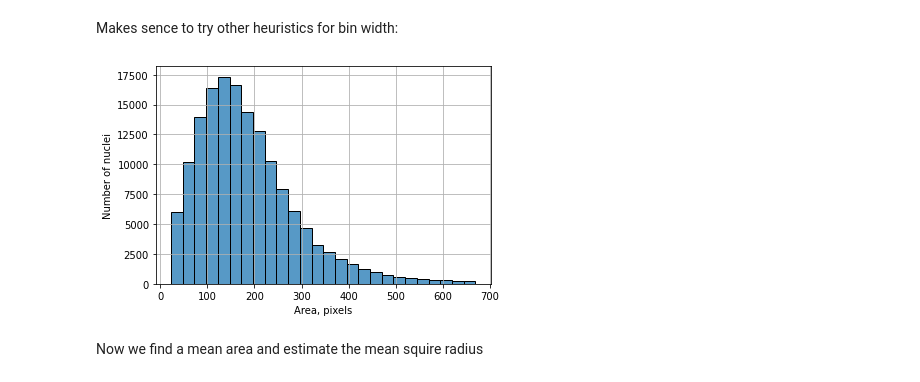
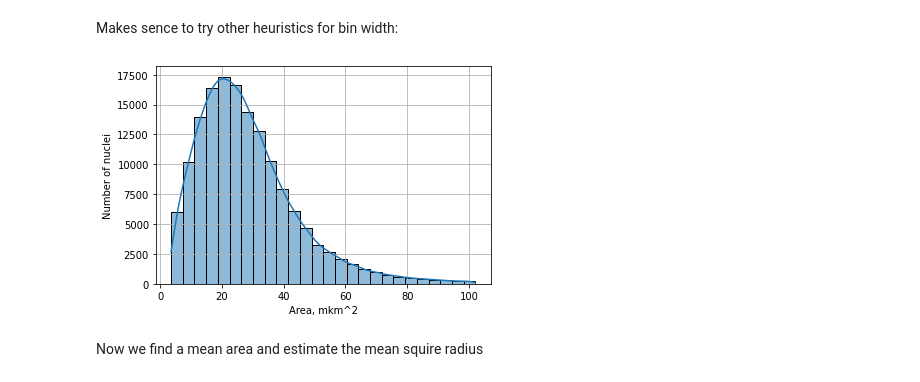
Before and after one commit to ispras/endometrium-dataset-analysis, a Jupyter notebook: notebooks/mean_radius.ipynb, the cells around one changed output. Drawn from its saved outputs; the diff is of its cells as text; code cells hidden in the pictures.

Commit message:
Made sizes analysis more beautiful

```diff
--- a/notebooks/mean_radius.ipynb
+++ b/notebooks/mean_radius.ipynb
@@ -59,15 +63,12 @@ It seems that there are some outliers in the right tail
 # %%
+cut_value = 1000
+mask_areas_cut = mask_areas[mask_areas<cut_value]
 
-max_value = 1000
 fig, ax = plt.subplots()
-hist, bins, _ = ax.hist(mask_areas[mask_areas<max_value], edgecolor='black', bins="rice")
+hist, bins, _ = ax.hist(mask_areas_cut, edgecolor='black', bins="rice")
 bin_width = bins[1] - bins[0]
 kde = gaussian_filter1d(hist, sigma=bin_width/4)
 centers = (bins[1:] + bins[:-1]) / 2
 peaks = find_peaks(kde)[0]
-ax.plot(centers, kde)
-ax.set_xlabel("Area, pixels")
-ax.grid()
-ax.set_ylabel("Number of nuclei")
-fig.show()
+decorate_areas_distr(fig, ax, impath=os.path.join(IMGS_DIR, "cut_areas_distr"))
 # %% [output]
@@ -79,13 +80,10 @@ peaks = find_peaks(kde)[0]
 main_peak_bin_id = peaks[0]
 main_peak = centers[main_peak_bin_id]
 fig, ax = plt.subplots()
-hist, bins, _ = ax.hist(mask_areas[mask_areas<max_value], edgecolor='black', bins="rice")
+hist, bins, _ = ax.hist(mask_areas_cut, edgecolor='black', bins="rice")
 ax.plot(centers, kde)
-ax.vlines(centers[peaks], 0, max(hist), colors=["r"])
-ax.set_xlabel("Area, pixels")
-ax.set_ylabel("Number of nuclei")
-ax.grid()
-fig.show()
+ax.vlines(centers[peaks], 0, kde[main_peak_bin_id], colors=["r"])
+decorate_areas_distr(fig, ax)
 print("Main peak is at %i pixels."%main_peak)
 # %% [output]
 Main peak is at 132 pixels.
@@ -112,13 +110,11 @@ hist_left, bins_left, _ = ax.hist(mask_areas[mask_areas<main_peak],edgecolor='bl
 kde = gaussian_filter1d(hist_left, sigma=bin_width/4)
 centers = (bins_left[1:] + bins_left[:-1]) / 2
 wells= find_peaks(-kde)[0]
-thresh_small = centers[(wells).astype(int)]
+thresh_small = centers[(wells).astype(int)][0]
 ax.plot(centers, kde)
-ax.vlines(thresh_small, 0, max(hist), colors=["r"])
-ax.set_xlabel("Area, pixels")
-ax.set_ylabel("Number of nuclei")
-ax.grid()
-fig.show()
+ax.vlines([thresh_small], 0, max(hist), colors=["r"])
+decorate_areas_distr(fig, ax)
+
 print("The threshold for small outliers is %1.2f pixels."%np.round(thresh_small))
 # %% [output]
 The threshold for small outliers is 22.00 pixels.
@@ -136,13 +131,18 @@ plt.grid()
 [figure]
 # %% [markdown]
 Makes sence to try other heuristics for bin width:
+# %%
+def pixels_to_mkm(x, tile_pixels_size=256, tile_phys_size = 100):
+    return x * tile_phys_size / tile_pixels_size
 # %%
-sns.histplot(mask_areas_filtered, bins="doane")
-plt.xlabel("Area, pixels")
-plt.ylabel("Number of nuclei")
-plt.grid()
+fig, ax = plt.subplots()
+mask_areas_filtered_sqmkm = np.apply_along_axis(lambda x: pixels_to_mkm(pixels_to_mkm(x)), 0, mask_areas_filtered)
+sns.histplot(mask_areas_filtered_sqmkm, bins="doane", ax=ax, kde=True)
+decorate_areas_distr(fig,ax)
+ax.set_xlabel("Area, mkm^2")
+fig.savefig(os.path.join(IMGS_DIR, "final_areas_distr"), dpi=300)
 # %% [output]
-[figure, old version]
+[figure, new version]
 # %% [markdown]
 Now we find a mean area and estimate the mean squire radius
 # %%
```
Also changed, not shown: parts of 9 cells of this notebook, 1 other file.
